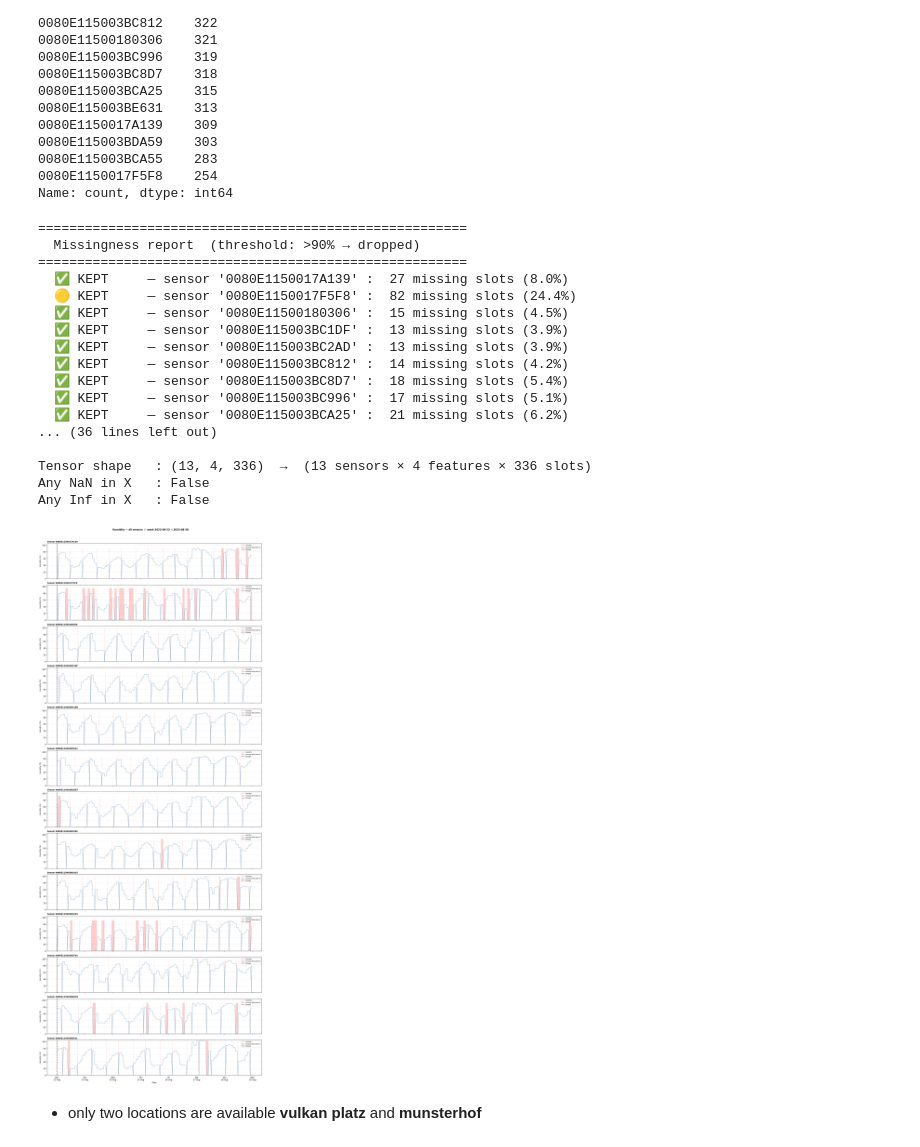
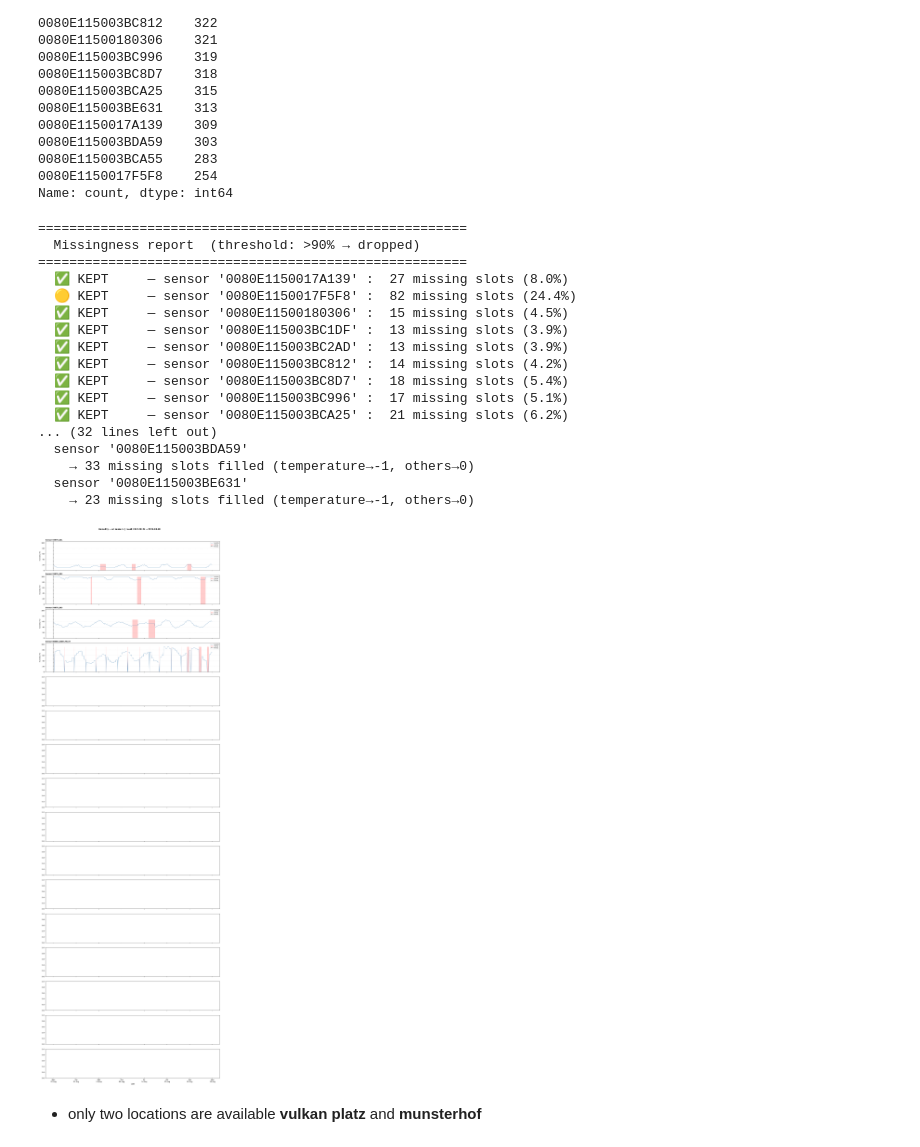
Before and after one commit to tudi72/Sensor_Equivalency_Tucker3, a Jupyter notebook: demo.ipynb, the cells around one changed output. Drawn from its saved outputs; the diff is of its cells as text; code cells hidden in the pictures.

Commit message:
Synth sensor

```diff
--- a/demo.ipynb
+++ b/demo.ipynb
@@ -306,24 +306,6 @@ print("\nFilling missing slots:")
 for sid, s in sensor_dfs.items():
     print(f"  sensor '{sid}'")
     sensor_dfs_filled[sid] = fill_sensor(s, full_index)
-
-# ── 6. Verify — no NaNs should remain ────────────────────────────────────────
-# print("\nNaNs remaining after fill:")
-# for sid, s in sensor_dfs_filled.items():
-#     n_nan = s.isnull().sum().sum()
-#     print(f"  {sid} : {n_nan} NaNs {'✅' if n_nan == 0 else '❌ CHECK'}")
-
-# ── 7. Build tensor (sensors × features × slots) ─────────────────────────────
-X = np.zeros((n_sensors, n_features, n_slots))
-
-for i, sid in enumerate(reliable_sensors):
-    for j, feat in enumerate(features):
-        X[i, j, :] = sensor_dfs_filled[sid][feat].values
-
-print(f"\nTensor shape   : {X.shape}  →  "
-      f"({n_sensors} sensors × {n_features} features × {n_slots} slots)")
-print(f"Any NaN in X   : {np.isnan(X).any()}")
-print(f"Any Inf in X   : {np.isinf(X).any()}")
 # %% [output]
 =======================================================
   Missingness report  (threshold: >90% → dropped)
@@ -337,8 +319,8 @@ print(f"Any Inf in X   : {np.isinf(X).any()}")
   ✅ KEPT     — sensor '0080E115003BC8D7' :  18 missing slots (5.4%)
   ✅ KEPT     — sensor '0080E115003BC996' :  17 missing slots (5.1%)
   ✅ KEPT     — sensor '0080E115003BCA25' :  21 missing slots (6.2%)
-... (36 lines left out)
-
-Tensor shape   : (13, 4, 336)  →  (13 sensors × 4 features × 336 slots)
-Any NaN in X   : False
-Any Inf in X   : False
+... (32 lines left out)
+  sensor '0080E115003BDA59'
+    → 33 missing slots filled (temperature→-1, others→0)
+  sensor '0080E115003BE631'
+    → 23 missing slots filled (temperature→-1, others→0)
@@ -345,43 +462,39 @@ Any Inf in X   : False
 # %%
 import matplotlib.pyplot as plt
 
 fig, axes = plt.subplots(n_sensors, 1, figsize=(16, 3 * n_sensors), sharex=True)
 
 # handle case of single sensor
 if n_sensors == 1:
     axes = [axes]
 
-for ax, sid in zip(axes, reliable_sensors):
-    s             = sensor_dfs_filled[sid]
-    humidity      = s['humidity']
-    missing_mask  = sensor_dfs[sid]['humidity'].isnull()   # original gaps before fill
-
-    ax.plot(full_index, humidity, color='steelblue', linewidth=0.8, label='humidity')
-    ax.fill_between(full_index, 0, humidity.max(),
-                    where=missing_mask,
-                    color='red', alpha=0.2, label='missing (filled with 0)')
+vis_feature = 'humidity'
+for ax, sid in zip(axes, synth_ids + reliable_sensors[:1]):
+    h      = sensor_dfs_filled[sid][vis_feature]
+    missing_mask  = sensor_dfs[sid][vis_feature].isnull()   # original gaps before fill
+    ax.plot(full_index, h, color='steelblue', linewidth=0.8, label=vis_feature)
+    ax.fill_between(full_index, 0, h.max(),where=missing_mask,color='red', alpha=0.2, label='missing')
     for ts in full_index:
         if ts.weekday() == 0 and ts.hour == 0 and ts.minute == 0:
-            ax.axvline(ts, color='black', linewidth=1.5,
-                       linestyle='--', label='Monday' if ts == full_index[0] else '')
+            ax.axvline(ts, color='black', linewidth=1.5,linestyle='--', label='Monday' if ts == full_index[0] else '')
     ax.set_ylabel('Humidity (%)', fontsize=9)
     ax.set_title(f'Sensor {sid}', fontsize=10, fontweight='bold', loc='left')
     ax.set_ylim(0, 105)
     ax.yaxis.grid(True, linestyle=':', alpha=0.5)
     ax.legend(loc='upper right', fontsize=7)
 
 axes[-1].set_xlabel('Date')
 axes[-1].xaxis.set_major_locator(plt.matplotlib.dates.DayLocator())
 axes[-1].xaxis.set_major_formatter(plt.matplotlib.dates.DateFormatter('%a\n%d %b'))
 
 fig.suptitle(f'Humidity — all sensors  |  week {week_start.date()} → '
              f'{(week_start + pd.Timedelta(days=6)).date()}',
              fontsize=12, fontweight='bold', y=1.01)
 
 plt.tight_layout()
 plt.show()
 # %% [output]
-[figure, old version]
+[figure, new version]
 # %% [markdown]
 - only two locations are available **vulkan platz** and **munsterhof**
 # %%
```
Also changed, not shown: parts of 16 cells of this notebook.
